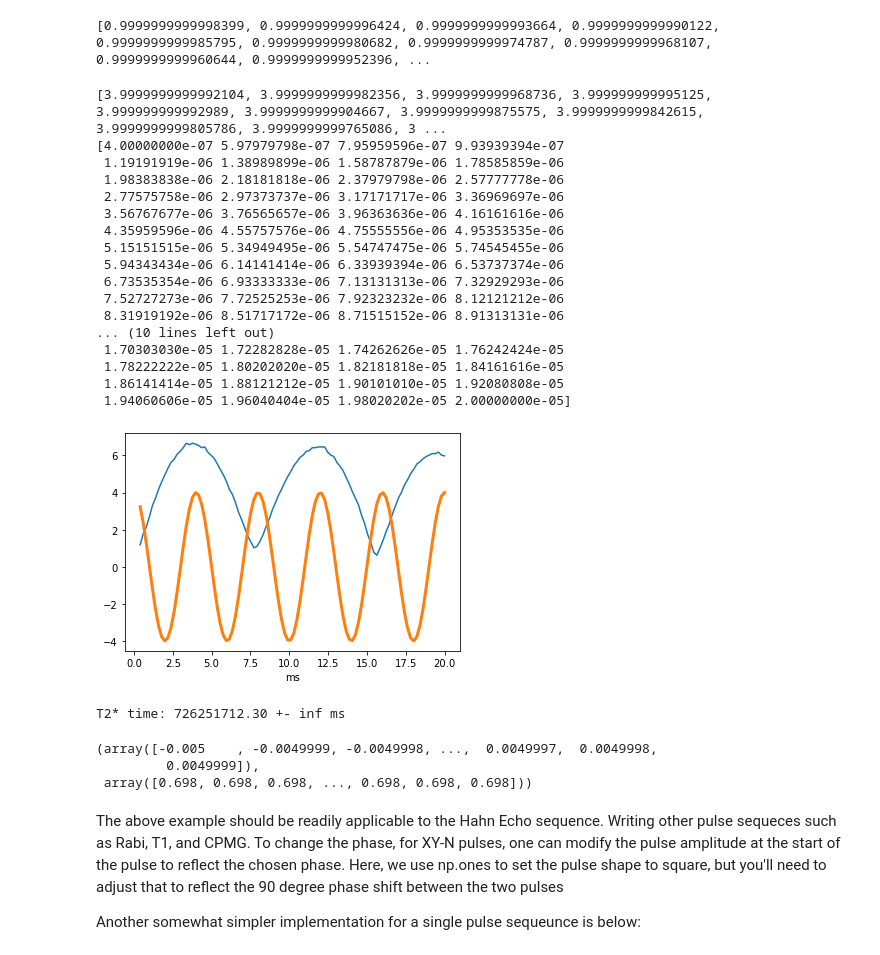
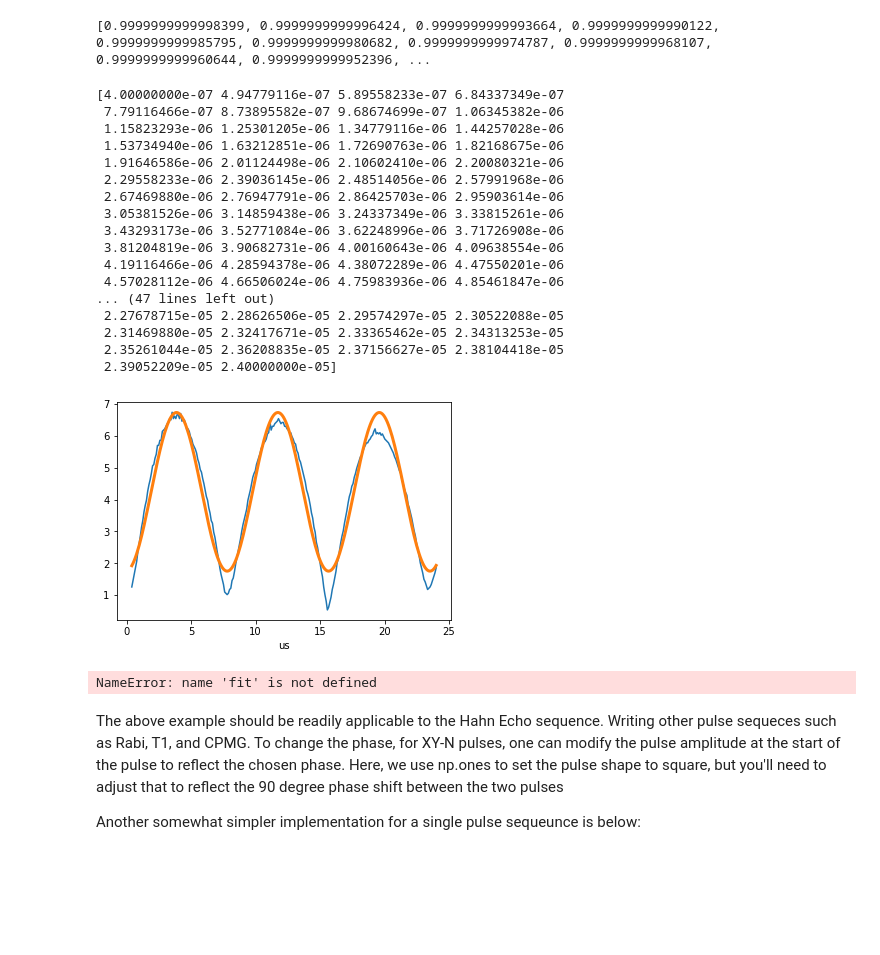
Before and after one commit to 314152718/NMR, a Jupyter notebook: NMR_SampleCode_New.ipynb, the cells around one changed output. Saved outputs shown, nothing was run; the diff lists cells and outputs as text; code cells hidden in the pictures; blank space fills up the shorter version.

```diff
--- a/NMR_SampleCode_New.ipynb
+++ b/NMR_SampleCode_New.ipynb
@@ -205,11 +205,11 @@ def rabi_pulse(t):
 
 rabi_pulse(4e-6)
 # %%
-min_t = .4e-6
+min_t = .5e-6
 max_t = 20e-6
-num = 100
+num = 250
 arr = np.linspace(min_t,max_t,num)
-delay_time = 2
+delay_time = 3.5
 
 amps = []
 
@@ -221,5 +221,7 @@ for t in arr:
     amps.append(amp)
     print(f"Pulse Time {t*1e6}us, max is {amp}")
 
-plt.plot(arr*10,amps)
+
+plt.xlabel('us')
+plt.plot(arr*1e6,amps)
 # %% [output]
@@ -275,36 +271,40 @@ print([exp_osc_natalia(a, 1, 1, 1, 1, 0, 0) for a in arr])
 # %% [output]
 [0.9999999999998399, 0.9999999999996424, 0.9999999999993664, 0.9999999999990122, 0.9999999999985795, 0.9999999999980682, 0.9999999999974787, 0.9999999999968107, 0.9999999999960644, 0.9999999999952396, ...
 # %%
-fit, err = curve_fit(sinusoid, arr, amps, p0 = [4, 4, 0, 0])
+fit, err = curve_fit(exp_osc, arr*1e6, amps, p0 = [4, 200, 7, 0, 0])
 plt.plot(arr*1e6, amps)
-plt.xlabel('ms')
+plt.xlabel('us')
 #plt.plot(arr, sinusoid(arr, *(4, 4, 0, 4)), linewidth = 3)
-plt.plot(arr*1e6, sinusoid(arr*1e6, *fit), linewidth = 3)
-print([sinusoid(a, *fit) for a in arr])
+plt.plot(arr*1e6, exp_osc(arr*1e6, *fit), linewidth = 3)
+# print([sinusoid(a, *fit) for a in arr])
 print(arr)
 plt.show()
 # %% [output]
-[3.9999999999992104, 3.9999999999982356, 3.9999999999968736, 3.999999999995125, 3.999999999992989, 3.9999999999904667, 3.9999999999875575, 3.9999999999842615, 3.9999999999805786, 3.9999999999765086, 3 ...
-[4.00000000e-07 5.97979798e-07 7.95959596e-07 9.93939394e-07
- 1.19191919e-06 1.38989899e-06 1.58787879e-06 1.78585859e-06
- 1.98383838e-06 2.18181818e-06 2.37979798e-06 2.57777778e-06
- 2.77575758e-06 2.97373737e-06 3.17171717e-06 3.36969697e-06
- 3.56767677e-06 3.76565657e-06 3.96363636e-06 4.16161616e-06
- 4.35959596e-06 4.55757576e-06 4.75555556e-06 4.95353535e-06
- 5.15151515e-06 5.34949495e-06 5.54747475e-06 5.74545455e-06
- 5.94343434e-06 6.14141414e-06 6.33939394e-06 6.53737374e-06
- 6.73535354e-06 6.93333333e-06 7.13131313e-06 7.32929293e-06
- 7.52727273e-06 7.72525253e-06 7.92323232e-06 8.12121212e-06
- 8.31919192e-06 8.51717172e-06 8.71515152e-06 8.91313131e-06
-... (10 lines left out)
- 1.70303030e-05 1.72282828e-05 1.74262626e-05 1.76242424e-05
- 1.78222222e-05 1.80202020e-05 1.82181818e-05 1.84161616e-05
- 1.86141414e-05 1.88121212e-05 1.90101010e-05 1.92080808e-05
- 1.94060606e-05 1.96040404e-05 1.98020202e-05 2.00000000e-05]
+[4.00000000e-07 4.94779116e-07 5.89558233e-07 6.84337349e-07
+ 7.79116466e-07 8.73895582e-07 9.68674699e-07 1.06345382e-06
+ 1.15823293e-06 1.25301205e-06 1.34779116e-06 1.44257028e-06
+ 1.53734940e-06 1.63212851e-06 1.72690763e-06 1.82168675e-06
+ 1.91646586e-06 2.01124498e-06 2.10602410e-06 2.20080321e-06
+ 2.29558233e-06 2.39036145e-06 2.48514056e-06 2.57991968e-06
+ 2.67469880e-06 2.76947791e-06 2.86425703e-06 2.95903614e-06
+ 3.05381526e-06 3.14859438e-06 3.24337349e-06 3.33815261e-06
+ 3.43293173e-06 3.52771084e-06 3.62248996e-06 3.71726908e-06
+ 3.81204819e-06 3.90682731e-06 4.00160643e-06 4.09638554e-06
+ 4.19116466e-06 4.28594378e-06 4.38072289e-06 4.47550201e-06
+ 4.57028112e-06 4.66506024e-06 4.75983936e-06 4.85461847e-06
+... (47 lines left out)
+ 2.27678715e-05 2.28626506e-05 2.29574297e-05 2.30522088e-05
+ 2.31469880e-05 2.32417671e-05 2.33365462e-05 2.34313253e-05
+ 2.35261044e-05 2.36208835e-05 2.37156627e-05 2.38104418e-05
+ 2.39052209e-05 2.40000000e-05]
-[figure, old version]
+[figure, new version]
 # %%
-T2_star = fit[1]
-T2_star_err = np.sqrt(err[1,1])
-print('T2* time: %.2f +- %.1e ms' % (T2_star, T2_star_err))
+pi_time = fit[2]
+pi_time_err = np.sqrt(err[2,2])
+pi_2_time = pi_time/2
+pi_t_time_err = np.sqrt(err[2,2]/2)
+
+print('Pi Pulse Duration: %.2f +- %.1e ms' % (pi_time, pi_time_err))
+print('Pi/2 Pulse Duration: %.2f +- %.1e ms' % (pi_2_time, pi_2_time_err))
 # %% [output]
-T2* time: 726251712.30 +- inf ms
+NameError: name 'fit' is not defined
@@ -347,12 +350,6 @@ def t1_exp(pi2_pulse, pi_pulse, tau):
     awg.write(f'SOUR1:VOLT {AMPLITUDE}')
     awg.write('OUTP1 ON')
 # %%
-pi_pulse_time = 8e-6
-pi_2_pulse_time = 4e-6
-tau = 300e-3
-t1_exp(pi_2_pulse_time, pi_pulse_time, tau)
+tau = 100e-3
+t1_exp(pi_2_time, pi_time, tau)
 trace(1)
-# %% [output]
-(array([-0.005    , -0.0049999, -0.0049998, ...,  0.0049997,  0.0049998,
-         0.0049999]),
- array([0.698, 0.698, 0.698, ..., 0.698, 0.698, 0.698]))
```
Also changed, not shown: parts of 4 cells of this notebook, 1 other file.
